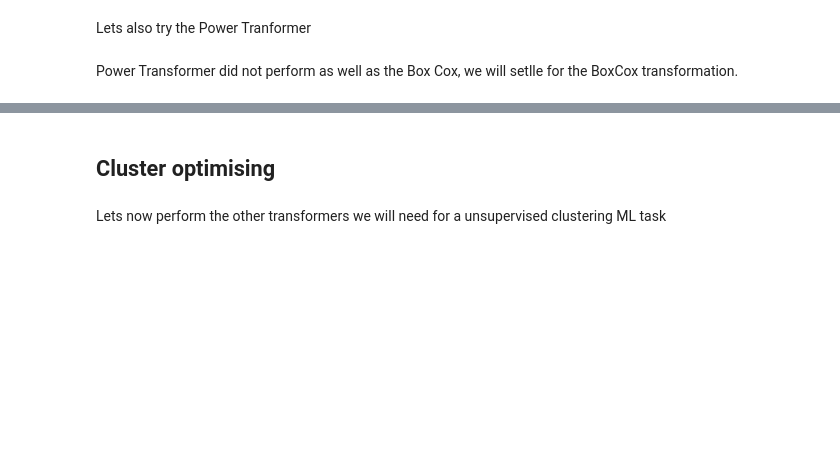
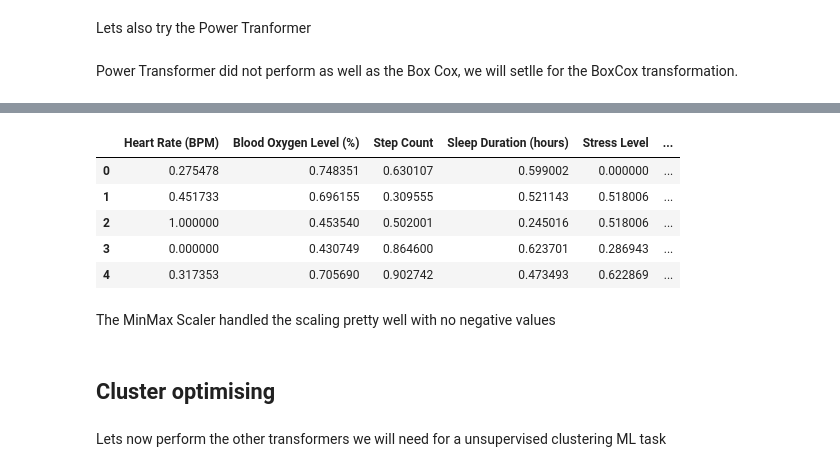
Before and after one commit to MaxBWiseman/Predictive_Analytics_Project, a Jupyter notebook: jupyter_notebooks/Feature_Engineering_Notebook.ipynb, the cells around one changed output, grey strips where cells are left out. Saved outputs shown, nothing was run; the diff lists cells and outputs as text; code cells hidden in the pictures; blank space fills up the shorter version.

```diff
--- a/jupyter_notebooks/Feature_Engineering_Notebook.ipynb
+++ b/jupyter_notebooks/Feature_Engineering_Notebook.ipynb
@@ -216,3 +260,14 @@ df_scaled.head()
+# %%
+df1_scaled.head()
+# %% [output]
+|  | Heart Rate (BPM) | Blood Oxygen Level (%) | Step Count | Sleep Duration (hours) | Stress Level | ... |
+| 0 | 0.275478 | 0.748351 | 0.630107 | 0.599002 | 0.000000 | ... |
+| 1 | 0.451733 | 0.696155 | 0.309555 | 0.521143 | 0.518006 | ... |
+| 2 | 1.000000 | 0.453540 | 0.502001 | 0.245016 | 0.518006 | ... |
+| 3 | 0.000000 | 0.430749 | 0.864600 | 0.623701 | 0.286943 | ... |
+| 4 | 0.317353 | 0.705690 | 0.902742 | 0.473493 | 0.622869 | ... |
+# %% [markdown]
+The MinMax Scaler handled the scaling pretty well with no negative values
 # %% [markdown]
 ## Cluster optimising
 # %% [markdown]
```
Also changed, not shown: parts of 18 cells of this notebook.
